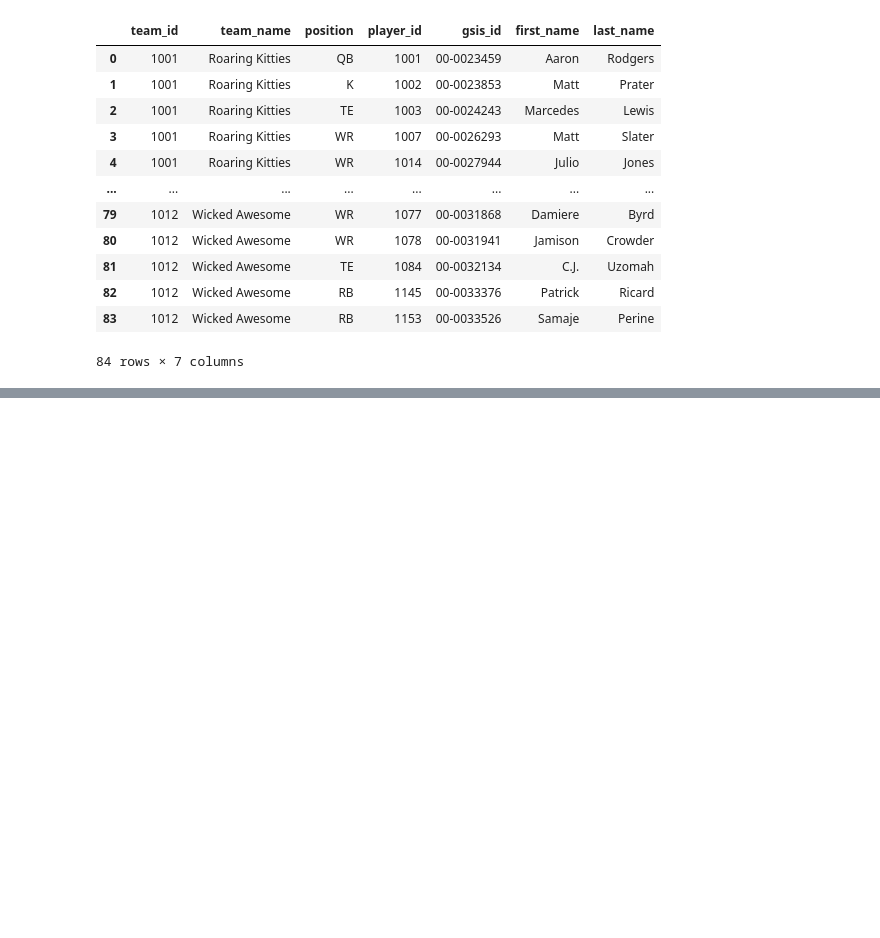
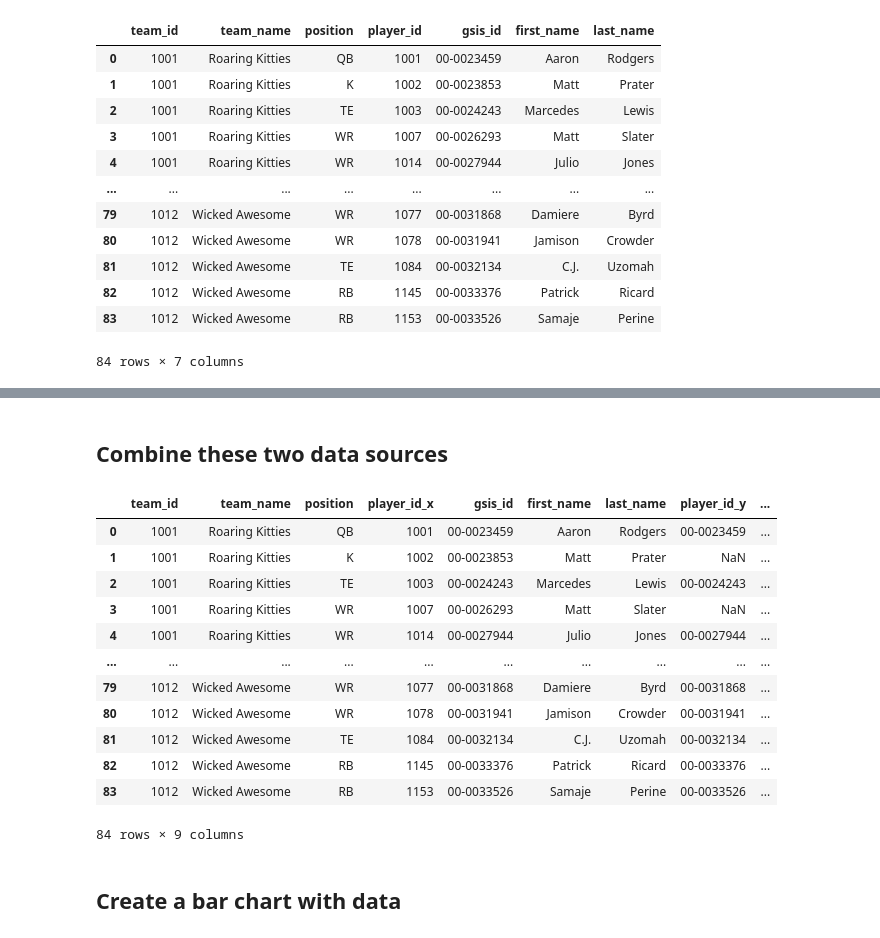
Before and after one commit to Ryandaydev/analytics-project-ch9-first-shot, a Jupyter notebook: chapter9/analytics_notebook.ipynb, the cells around one changed output, grey strips where cells are left out. Drawn from its saved outputs; the diff is of its cells as text; code cells hidden in the pictures; blank space fills up the shorter version.

```diff
--- a/chapter9/analytics_notebook.ipynb
+++ b/chapter9/analytics_notebook.ipynb
@@ -125,0 +145,21 @@ print(normalized_league_df)
+# %% [markdown]
+## Combine these two data sources
+# %%
+merged_df = pd.merge(flat_team_df_ordered,nfl_data_2023_subset_df,'left',left_on='gsis_id',right_on='player_id')
+display(merged_df)
+# %% [output]
+|  | team_id | team_name | position | player_id_x | gsis_id | first_name | last_name | player_id_y | ... |
+| 0 | 1001 | Roaring Kitties | QB | 1001 | 00-0023459 | Aaron | Rodgers | 00-0023459 | ... |
+| 1 | 1001 | Roaring Kitties | K | 1002 | 00-0023853 | Matt | Prater | NaN | ... |
+| 2 | 1001 | Roaring Kitties | TE | 1003 | 00-0024243 | Marcedes | Lewis | 00-0024243 | ... |
+| 3 | 1001 | Roaring Kitties | WR | 1007 | 00-0026293 | Matt | Slater | NaN | ... |
+| 4 | 1001 | Roaring Kitties | WR | 1014 | 00-0027944 | Julio | Jones | 00-0027944 | ... |
+| ... | ... | ... | ... | ... | ... | ... | ... | ... | ... |
+| 79 | 1012 | Wicked Awesome | WR | 1077 | 00-0031868 | Damiere | Byrd | 00-0031868 | ... |
+| 80 | 1012 | Wicked Awesome | WR | 1078 | 00-0031941 | Jamison | Crowder | 00-0031941 | ... |
+| 81 | 1012 | Wicked Awesome | TE | 1084 | 00-0032134 | C.J. | Uzomah | 00-0032134 | ... |
+| 82 | 1012 | Wicked Awesome | RB | 1145 | 00-0033376 | Patrick | Ricard | 00-0033376 | ... |
+| 83 | 1012 | Wicked Awesome | RB | 1153 | 00-0033526 | Samaje | Perine | 00-0033526 | ... |
+84 rows × 9 columns
+# %% [markdown]
+## Create a bar chart with data
```
Also changed, not shown: parts of 7 cells of this notebook, 2 other files.
